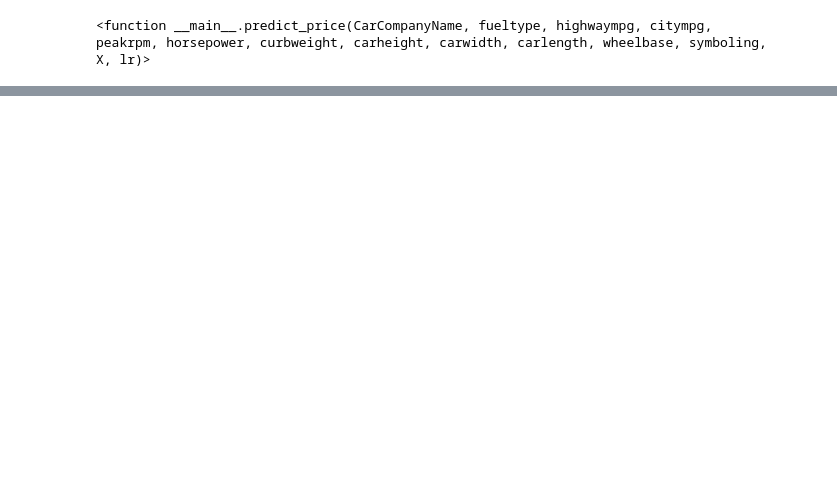
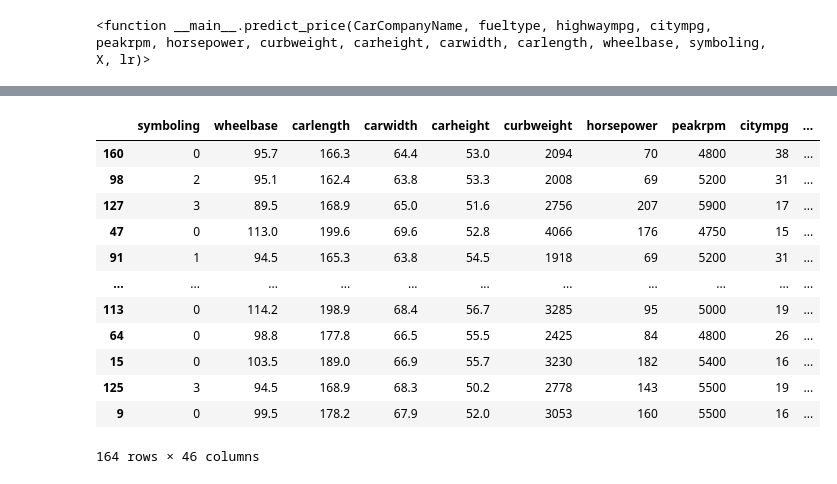
Before and after one commit to Khojiakbar07/Car-Price-Predict, a Jupyter notebook: static/CarPredict.ipynb, the cells around one changed output, grey strips where cells are left out. Saved outputs shown, nothing was run; the diff lists cells and outputs as text; code cells hidden in the pictures; blank space fills up the shorter version.

```diff
--- a/static/CarPredict.ipynb
+++ b/static/CarPredict.ipynb
@@ -589,0 +594,16 @@ Predicted price: 10973.035
+# %%
+X_train
+# %% [output]
+|  | symboling | wheelbase | carlength | carwidth | carheight | curbweight | horsepower | peakrpm | citympg | ... |
+| 160 | 0 | 95.7 | 166.3 | 64.4 | 53.0 | 2094 | 70 | 4800 | 38 | ... |
+| 98 | 2 | 95.1 | 162.4 | 63.8 | 53.3 | 2008 | 69 | 5200 | 31 | ... |
+| 127 | 3 | 89.5 | 168.9 | 65.0 | 51.6 | 2756 | 207 | 5900 | 17 | ... |
+| 47 | 0 | 113.0 | 199.6 | 69.6 | 52.8 | 4066 | 176 | 4750 | 15 | ... |
+| 91 | 1 | 94.5 | 165.3 | 63.8 | 54.5 | 1918 | 69 | 5200 | 31 | ... |
+| ... | ... | ... | ... | ... | ... | ... | ... | ... | ... | ... |
+| 113 | 0 | 114.2 | 198.9 | 68.4 | 56.7 | 3285 | 95 | 5000 | 19 | ... |
+| 64 | 0 | 98.8 | 177.8 | 66.5 | 55.5 | 2425 | 84 | 4800 | 26 | ... |
+| 15 | 0 | 103.5 | 189.0 | 66.9 | 55.7 | 3230 | 182 | 5400 | 16 | ... |
+| 125 | 3 | 94.5 | 168.9 | 68.3 | 50.2 | 2778 | 143 | 5500 | 19 | ... |
+| 9 | 0 | 99.5 | 178.2 | 67.9 | 52.0 | 3053 | 160 | 5500 | 16 | ... |
+164 rows × 46 columns
```
Also changed, not shown: parts of 12 cells of this notebook, 12 other files.
